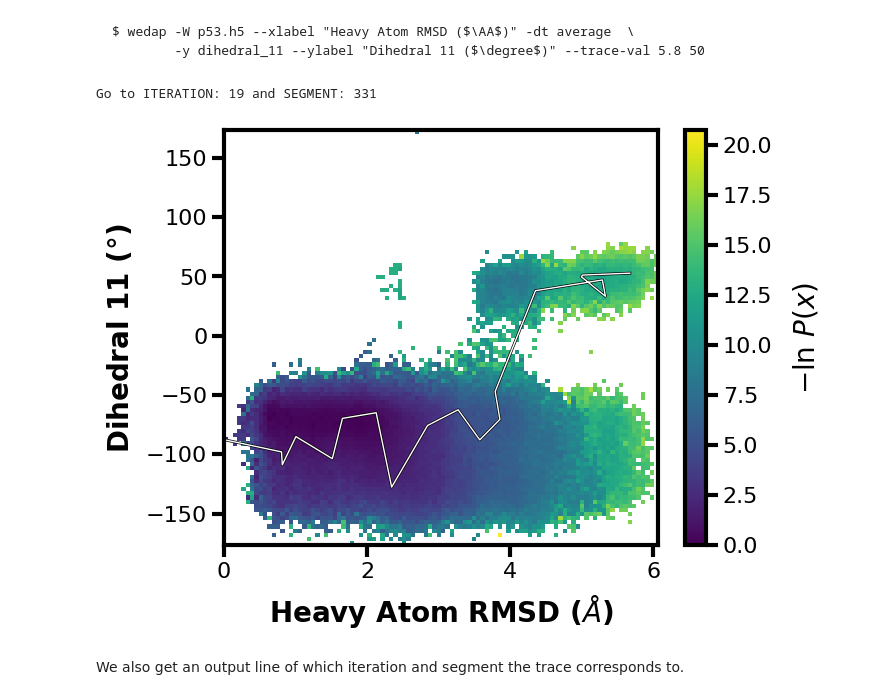
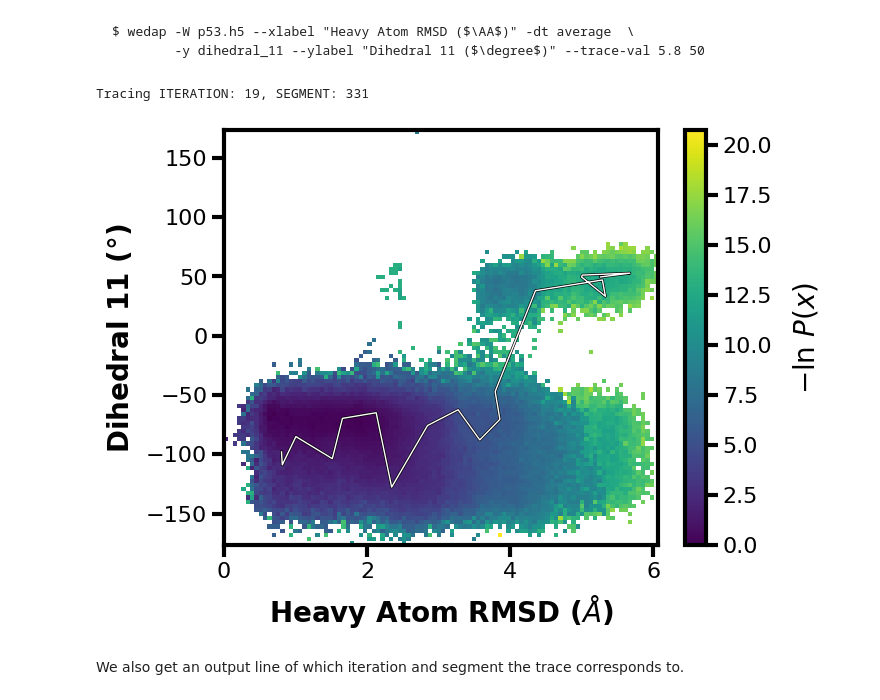
Before and after one commit to darianyang/wedap, a Jupyter notebook: docs/docs/doctrees/nbsphinx/notebook/wedap_demo.ipynb, the cells around one changed output. Saved outputs shown, nothing was run; the diff lists cells and outputs as text; code cells hidden in the pictures.

Commit message:
small update to demo nb for trace val

```diff
--- a/docs/docs/doctrees/nbsphinx/notebook/wedap_demo.ipynb
+++ b/docs/docs/doctrees/nbsphinx/notebook/wedap_demo.ipynb
@@ -442,14 +446,13 @@ $ wedap -W p53.h5 --xlabel "Heavy Atom RMSD ($\AA$)" -dt average  \
 # %%
 wedap_obj = wedap.H5_Plot(h5="p53.h5", data_type="average", Xindex=0, Yname="dihedral_11")
 wedap_obj.plot()
-iter, seg = wedap_obj.search_aux_xy_nn(5.8, 50)
-wedap_obj.plot_trace((iter, seg), ax=wedap_obj.ax)
+wedap_obj.plot_trace((5.8, 50), ax=wedap_obj.ax, find_iter_seg=True)
 plt.xlabel("Heavy Atom RMSD ($\AA$)")
 plt.ylabel("Dihedral 11 ($\degree$)")
 plt.show()
 # %% [output]
-Go to ITERATION: 19 and SEGMENT: 331
+Tracing ITERATION: 19, SEGMENT: 331
-[figure, old version]
+[figure, new version]
 # %% [markdown]
 We also get an output line of which iteration and segment the trace corresponds to.
 # %%
```
Also changed, not shown: parts of 4 cells of this notebook, 31 other files.
